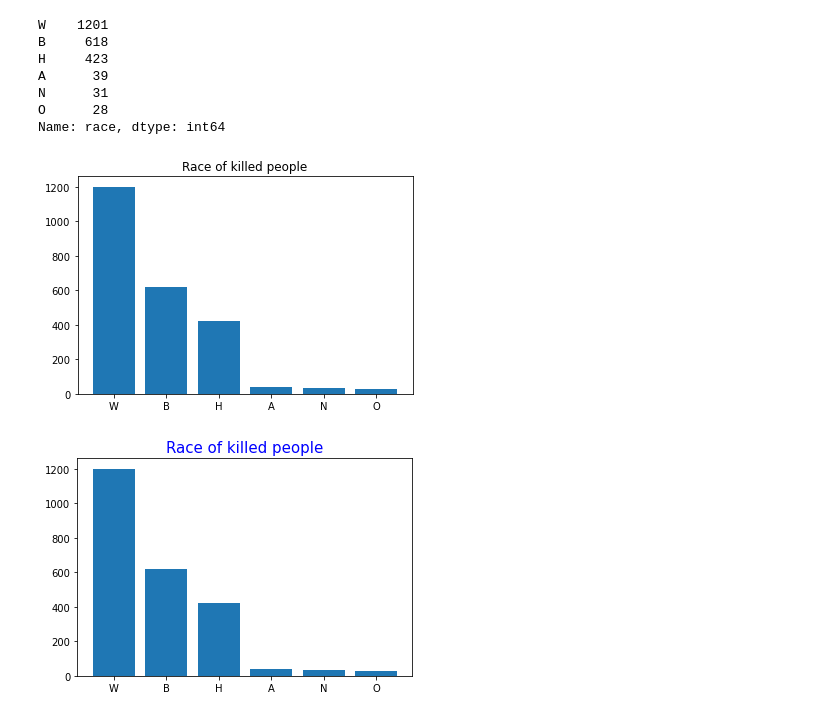
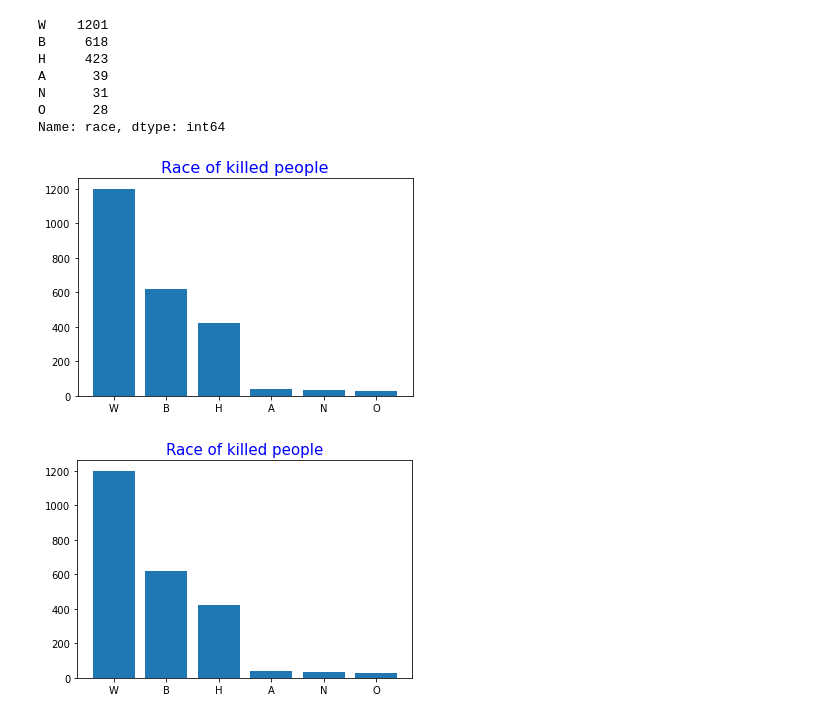
Before and after one commit to yasir5008/DS_-_ITF_Just_Working_Directory, a Jupyter notebook: DS_projects/DS_Assignments/DVwPY_Assignment_1_student.ipynb, the cells around one changed output. Cells and saved outputs as stored; diff of their text form; code cells hidden in the pictures.

```diff
--- a/DS_projects/DS_Assignments/DVwPY_Assignment_1_student.ipynb
+++ b/DS_projects/DS_Assignments/DVwPY_Assignment_1_student.ipynb
@@ -190,9 +190,9 @@ O      28
 Name: race, dtype: int64
 # %%
 plt.bar(r,cr)
-plt.title('Race of killed people');
+plt.title('Race of killed people', color='b',fontsize= 16);
 # %% [output]
-[figure, old version]
+[figure, new version]
 # %%
 # with matplotlib
 # %% [output]
```
Also changed, not shown: parts of 13 cells of this notebook.
